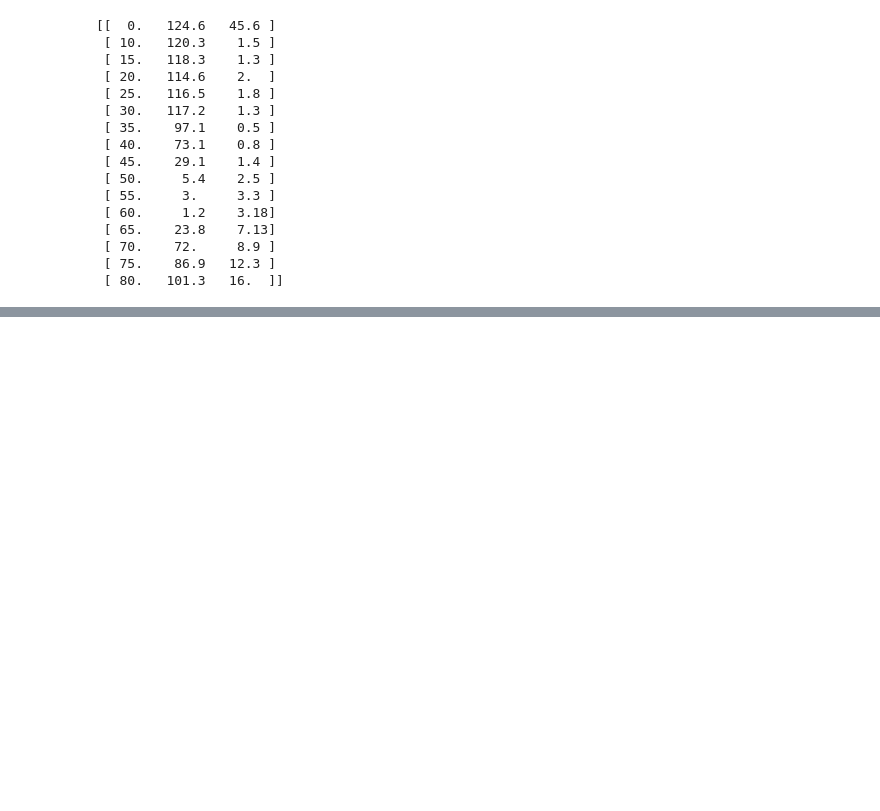
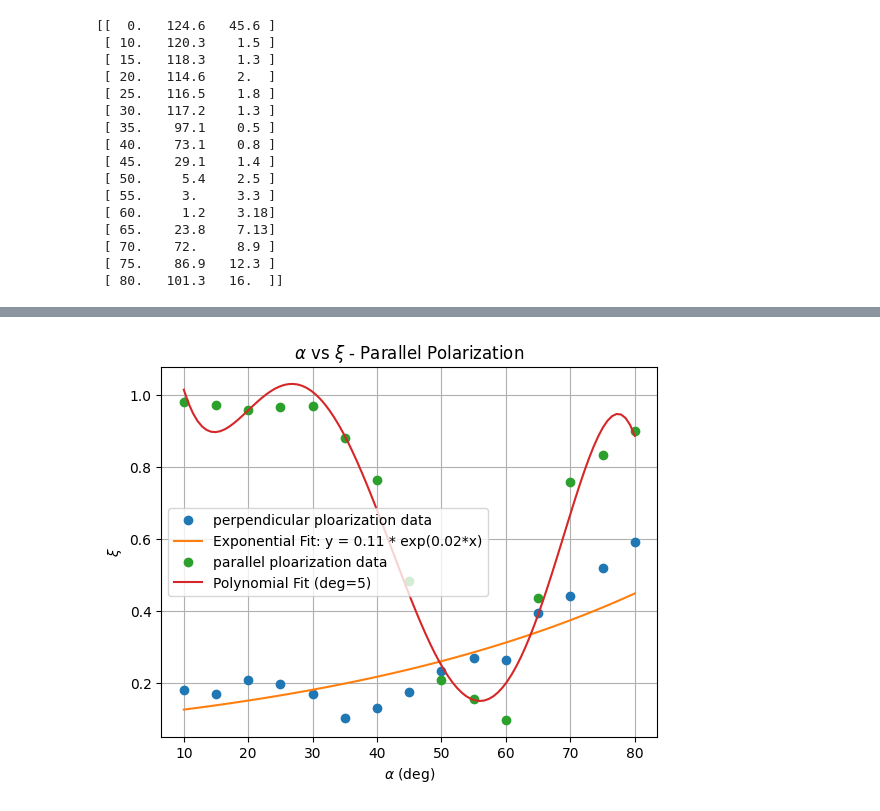
Before and after one commit to ibeuler/LAB-Reports, a Jupyter notebook: OPTIC/2nd-Experiment/Analysis/calculations.ipynb, the cells around one changed output, grey strips where cells are left out. Saved outputs shown, nothing was run; the diff lists cells and outputs as text; code cells hidden in the pictures; blank space fills up the shorter version.

```diff
--- a/OPTIC/2nd-Experiment/Analysis/calculations.ipynb
+++ b/OPTIC/2nd-Experiment/Analysis/calculations.ipynb
@@ -73,0 +103,5 @@ exponential_fit_func()
+# %%
+exponential_fit_func()
+polynomial_fit_and_plot( n)
+# %% [output]
+[figure, added]
```
Also changed, not shown: parts of 4 cells of this notebook, 5 other files.
